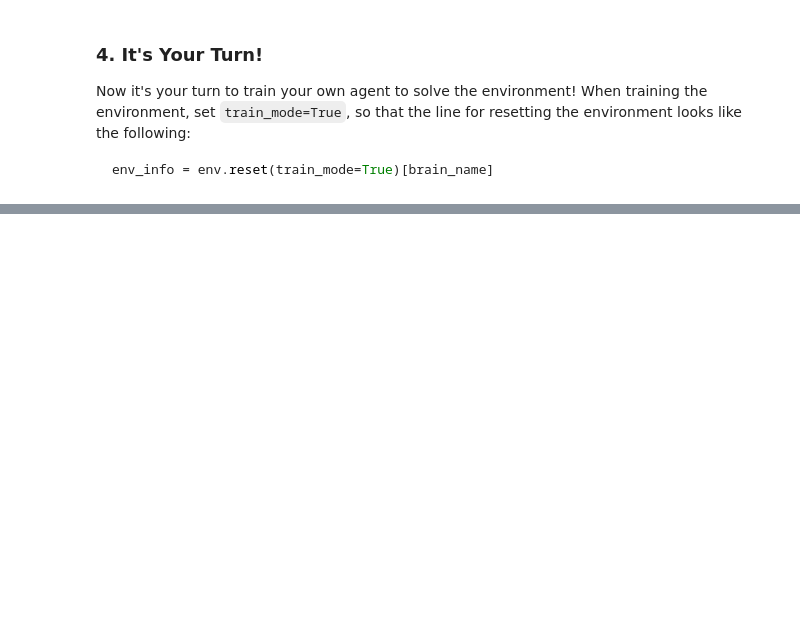
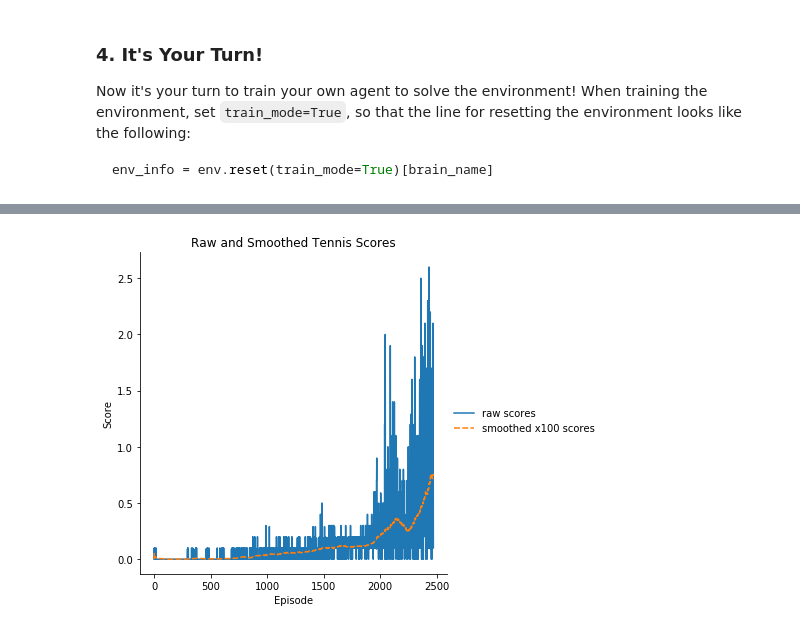
Before and after one commit to kscharpf/p3_collab-compete, a Jupyter notebook: Tennis.ipynb, the cells around one changed output, grey strips where cells are left out. Drawn from its saved outputs; the diff is of its cells as text; code cells hidden in the pictures; blank space fills up the shorter version.

```diff
--- a/Tennis.ipynb
+++ b/Tennis.ipynb
@@ -95,17 +86,0 @@ Of course, as part of the project, you'll have to change the code so that the ag
-# %%
-for i in range(1, 6):                                      # play game for 5 episodes
-    env_info = env.reset(train_mode=False)[brain_name]     # reset the environment
-    states = env_info.vector_observations                  # get the current state (for each agent)
-    scores = np.zeros(num_agents)                          # initialize the score (for each agent)
-    while True:
-        actions = np.random.randn(num_agents, action_size) # select an action (for each agent)
-        actions = np.clip(actions, -1, 1)                  # all actions between -1 and 1
-        env_info = env.step(actions)[brain_name]           # send all actions to tne environment
-        next_states = env_info.vector_observations         # get next state (for each agent)
-        rewards = env_info.rewards                         # get reward (for each agent)
-        dones = env_info.local_done                        # see if episode finished
-        scores += env_info.rewards                         # update the score (for each agent)
-        states = next_states                               # roll over states to next time step
-        if np.any(dones):                                  # exit loop if episode finished
-            break
-    print('Score (max over agents) from episode {}: {}'.format(i, np.max(scores)))
@@ -171,0 +187,9 @@ KeyboardInterrupt:
+# %%
+d = {'raw scores':episode_scores, 'smoothed x100 scores':[]}
+d['smoothed x100 scores'] = [np.mean(episode_scores[max(i-100,0):i+1]) for i in range(len(episode_scores))]
+pdf = pd.DataFrame(d)
+ax=sns.relplot(data=pdf,kind='line')
+ax.set(xlabel="Episode",ylabel="Score", title="Raw and Smoothed Tennis Scores")
+ax.savefig("output/scores.png")
+# %% [output]
+[figure, added]
```
Also changed, not shown: parts of 11 cells of this notebook, 11 other files.
